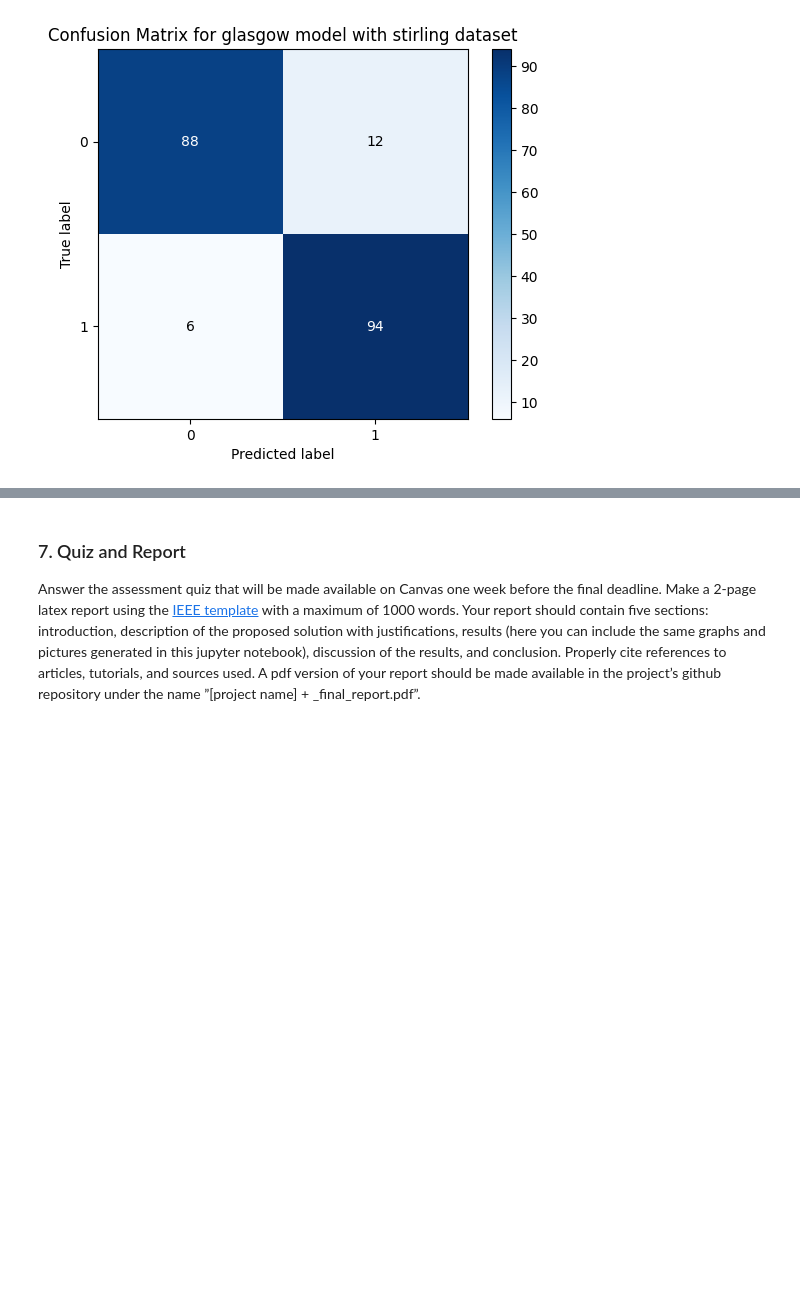
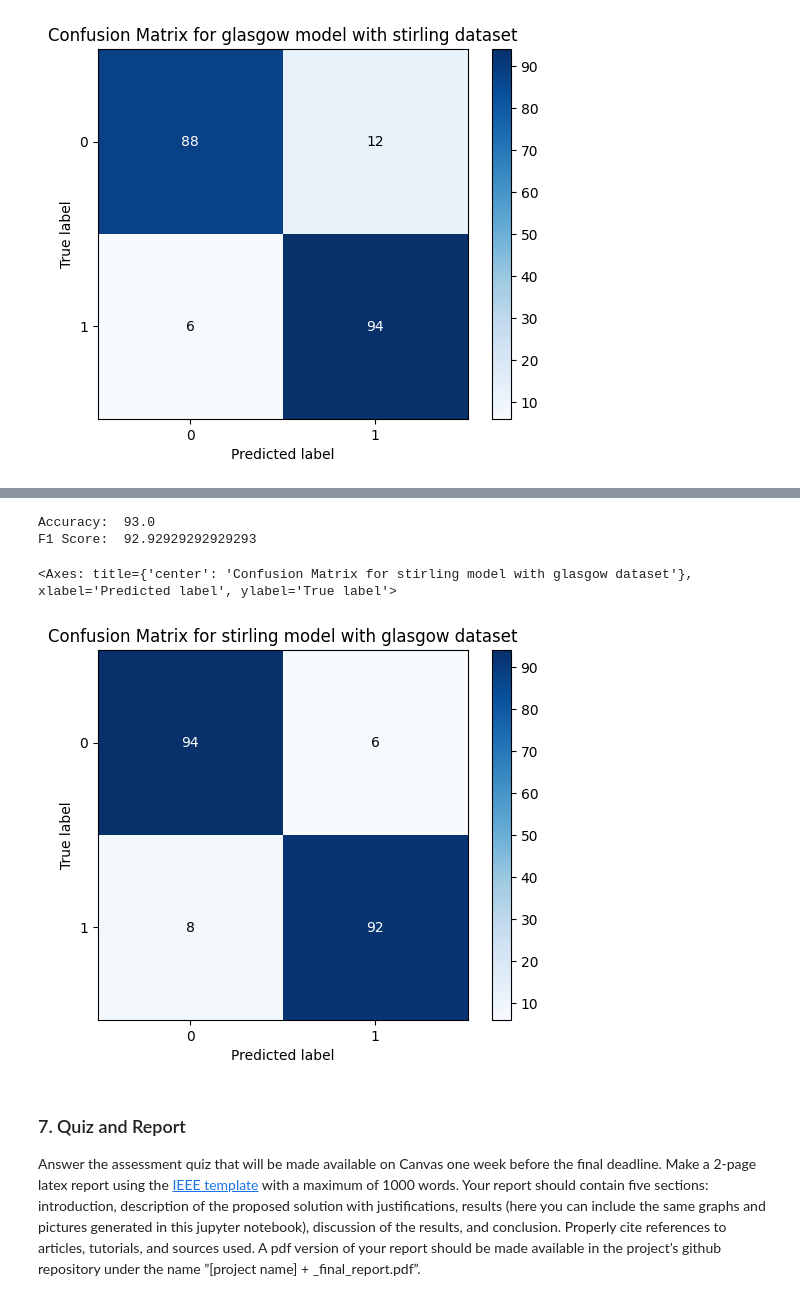
Before and after one commit to moazsarwar908/ITNPAI1__Car_and_Tree_Classification, a Jupyter notebook: AssignmentFile(_AI1_Spring_2023_).ipynb, the cells around one changed output, grey strips where cells are left out. Saved outputs shown, nothing was run; the diff lists cells and outputs as text; code cells hidden in the pictures; blank space fills up the shorter version.

Commit message:
Testing stirling model with glasgow data

```diff
--- a/AssignmentFile(_AI1_Spring_2023_).ipynb
+++ b/AssignmentFile(_AI1_Spring_2023_).ipynb
@@ -533,0 +536,2 @@ skplt.metrics.plot_confusion_matrix(stirling_y_test, glasgow_y_pred_stirling, no
+# %%
+stirling_pred_glasgow = stirling_model.predict(glasgow_x_test)
@@ -534,3 +540,18 @@ skplt.metrics.plot_confusion_matrix(stirling_y_test, glasgow_y_pred_stirling, no
+# %%
+threshold = 0.5
+stirling_y_pred_glasgow = np.where(stirling_pred_glasgow  >= threshold, 1, 0)
+stirling_ac = accuracy_score(glasgow_y_test, stirling_y_pred_glasgow)
+stirling_f1 = f1_score(glasgow_y_test, stirling_y_pred_glasgow)
+print("Accuracy: ", stirling_ac*100)
+print("F1 Score: ", stirling_f1*100)
+# %% [output]
+Accuracy:  93.0
+F1 Score:  92.92929292929293
+# %%
+skplt.metrics.plot_confusion_matrix(glasgow_y_test, stirling_y_pred_glasgow, normalize=False, title = 'Confusion Matrix for stirling model with glasgow dataset')
+# %% [output]
+<Axes: title={'center': 'Confusion Matrix for stirling model with glasgow dataset'}, xlabel='Predicted label', ylabel='True label'>
+[figure, added]
 # %% [markdown]
 ### 7. Quiz and Report
 Answer the assessment quiz that will be made available on Canvas one week before the final deadline.
```
Also changed, not shown: parts of 2 cells of this notebook.
